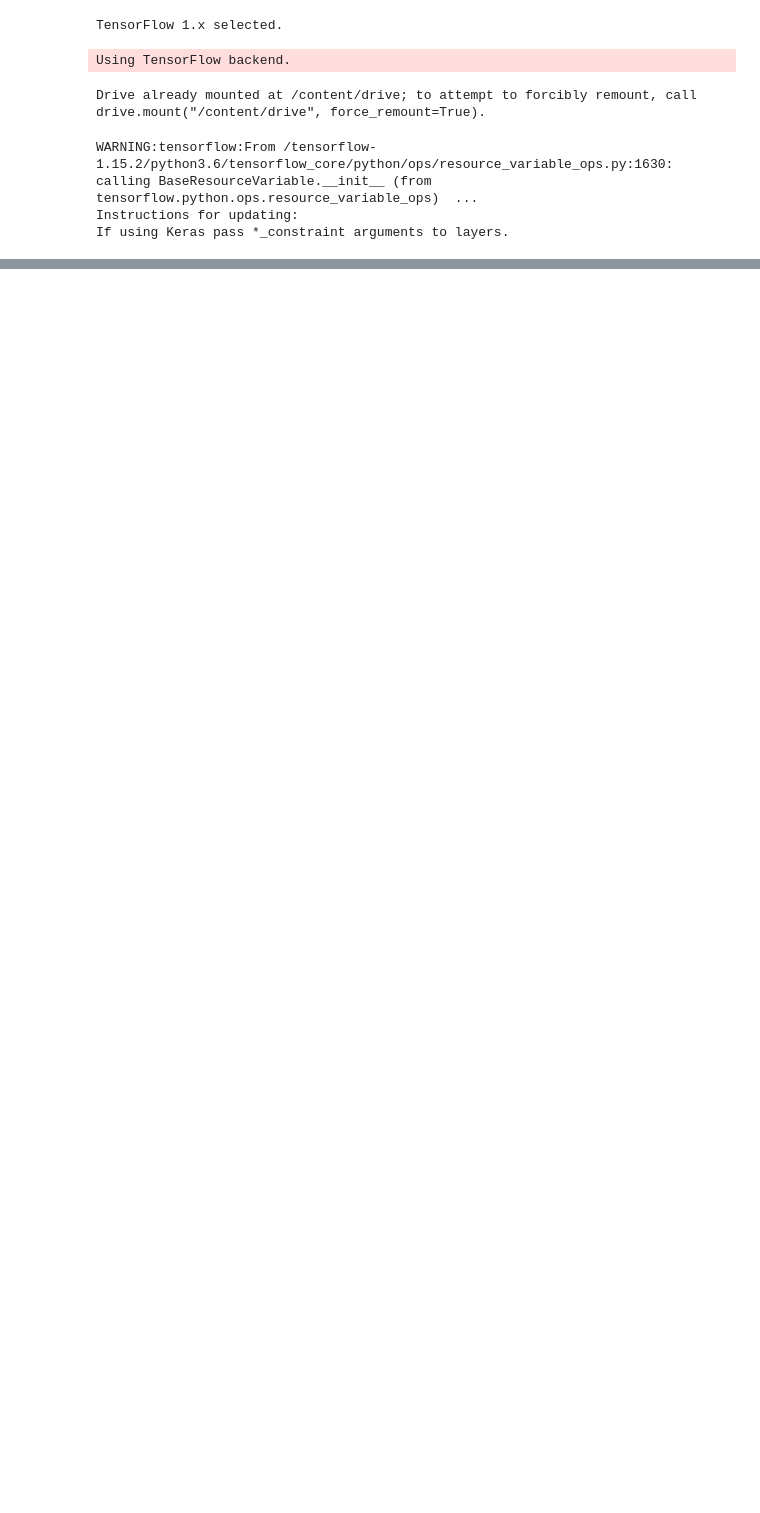
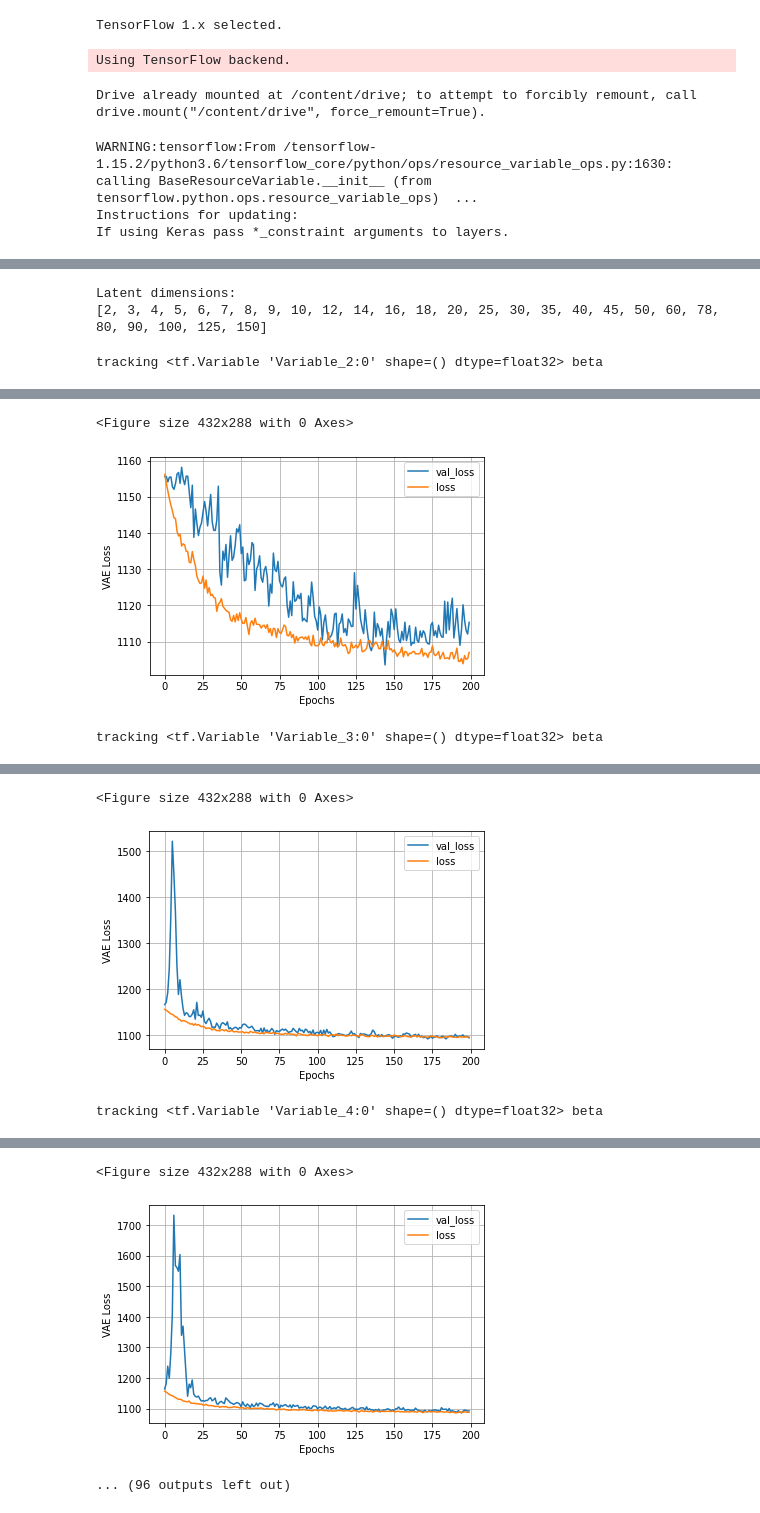
Before and after one commit to sowmyamanojna/PCOS-Gene-Expression-Data-Analysis, a Jupyter notebook: codes/vae_dae/vae_retrial.ipynb, the cells around one changed output, grey strips where cells are left out. Cells and saved outputs as stored; diff of their text form; code cells hidden in the pictures; blank space fills up the shorter version.

Commit message:
Added codes for correlation, saved weights

```diff
--- a/codes/vae_dae/vae_retrial.ipynb
+++ b/codes/vae_dae/vae_retrial.ipynb
@@ -370,3 +371,0 @@ display(pcos_test_df.head(2))
-# %%
-original_dim = pcos_df.shape[1]
-latent_dim = 2
@@ -472,0 +372,66 @@ plt.show()
+# %%
+# Setting up the possible latent dimensions
+# A total of 26 latent dimensions are taken under consideration
+
+k_list = []
+k_list.extend(list(range(2, 10)))
+k_list.extend(list(range(10, 20, 2)))
+k_list.extend(list(range(20, 50, 5)))
+k_list.extend(list(range(50, 61, 10)))
+k_list.append(78)
+k_list.extend(list(range(80, 100, 10)))
+k_list.extend(list(range(100, 151, 25)))
+
+print("Latent dimensions:")
+print(k_list)
+# %% [output]
+Latent dimensions:
+[2, 3, 4, 5, 6, 7, 8, 9, 10, 12, 14, 16, 18, 20, 25, 30, 35, 40, 45, 50, 60, 78, 80, 90, 100, 125, 150]
+# %%
+data_type = ["Training", "Testing"]*len(k_list)
+
+df_hist = []
+k_list_new = []
+encoded_list = []
+decoded_list = []
+weights_list = []
+
+for latent_dim in k_list:
+    vae = Tybalt(original_dim, latent_dim, batch_size=50, epochs=200,
+                    learning_rate=0.005, kappa=1, epsilon_std=1.0,
+                    beta=K.variable(0), loss='binary_crossentropy',
+                    verbose=True)
+    vae._build_encoder_layer()
+    vae._build_decoder_layer()
+    vae._compile_vae()
+    vae._connect_layers()
+
+    vae.train_vae(pcos_train_df, pcos_test_df, separate_loss=False)
+
+    plt.figure()
+    ax = vae.history_df.plot()
+    ax.set_xlabel('Epochs')
+    ax.set_ylabel('VAE Loss')
+    fig = ax.get_figure()
+    plt.grid()
+    plt.show()
+    fig.savefig("/content/drive/MyDrive/aacb_project/images/vae_latent_"+str(latent_dim)+".png")
+
+    # Append the loss dataframe
+    df_hist.append(vae.history_df)
+
+    # Append the encoded and decoded matrix for the training data
+    encoded_list.append(vae.encoder.predict(pcos_train_df))
+    decoded_list.append(vae.decoder.predict(encoded_list[-1]))
+
+    # Append the encoded and decoded matrix for the testing data
+    encoded_list.append(vae.encoder.predict(pcos_test_df))
+    decoded_list.append(vae.decoder.predict(encoded_list[-1]))
+
+    # Append the weights
+    weights_list.append(vae.get_weights()[1])
+
+    k_list_new.append(latent_dim)
+    k_list_new.append(latent_dim)
+# %% [output]
+tracking <tf.Variable 'Variable_2:0' shape=() dtype=float32> beta
@@ -472,0 +455,3 @@ plt.show()
+<Figure size 432x288 with 0 Axes>
+[figure, added]
+tracking <tf.Variable 'Variable_3:0' shape=() dtype=float32> beta
@@ -472,0 +475,3 @@ plt.show()
+<Figure size 432x288 with 0 Axes>
+[figure, added]
+tracking <tf.Variable 'Variable_4:0' shape=() dtype=float32> beta
@@ -472,0 +495,3 @@ plt.show()
+<Figure size 432x288 with 0 Axes>
+[figure, added]
+... (96 outputs left out)
```
Also changed, not shown: parts of 20 cells of this notebook.
